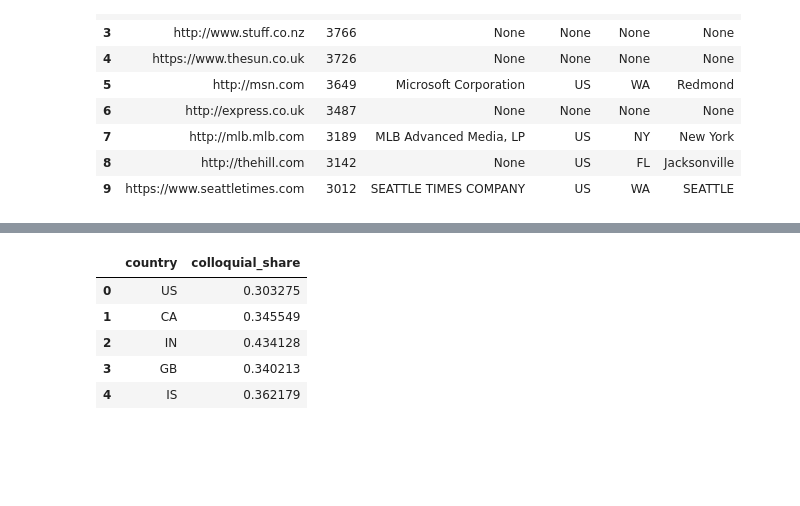
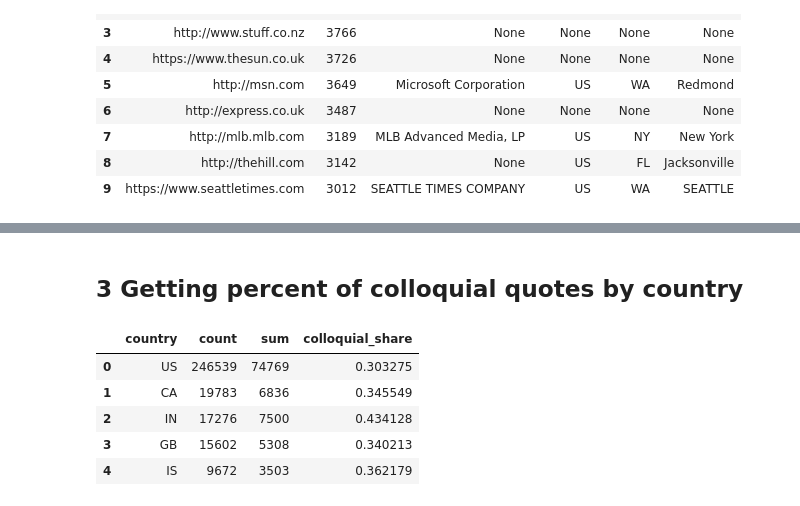
Before and after one commit to epfl-ada/ada-2021-project-adacadabra, a Jupyter notebook: ANALYSIS/Exploratory_stats_webdomains.ipynb, the cells around one changed output, grey strips where cells are left out. Cells and saved outputs as stored; diff of their text form; code cells hidden in the pictures; blank space fills up the shorter version.

```diff
--- a/ANALYSIS/Exploratory_stats_webdomains.ipynb
+++ b/ANALYSIS/Exploratory_stats_webdomains.ipynb
@@ -66,20 +81,20 @@ df_grouped.head()
+# %% [markdown]
+## 3 Getting percent of colloquial quotes by country
 # %%
 df_country_sum= (df[["country","colloquial"]][df["country"].apply(lambda x: isinstance(x, str))]).groupby(["country"])\
 .apply(lambda x : x.sum()).sort_values(["colloquial"], ascending=False)
 del df_country_sum["country"]
 df_country_count= (df[["country","colloquial"]][df["country"].apply(lambda x: isinstance(x, str))]).groupby(["country"])\
 .apply(lambda x : x.count()).sort_values(["colloquial"], ascending=False)
 del df_country_count["country"]
-#df_grouped= df_country_count.join(df_country_sum)
-df_grouped= pd.merge(df_country_count, df_country_sum, left_index=True, right_index=True).reset_index()
-df_grouped["colloquial_share"]= df_grouped["colloquial_y"]/df_grouped["colloquial_x"]
-del df_grouped["colloquial_y"]
-del df_grouped["colloquial_x"]
-df_grouped.head()
+df_grouped_country= pd.merge(df_country_count, df_country_sum, left_index=True, right_index=True).reset_index()
+df_grouped_country["colloquial_share"]= df_grouped_country["colloquial_y"]/df_grouped_country["colloquial_x"]
+df_grouped_country.rename(columns = {"colloquial_x":'count', 'colloquial_y':'sum'}, inplace = True)
+df_grouped_country.head()
 # %% [output]
-|  | country | colloquial_share |
-| 0 | US | 0.303275 |
-| 1 | CA | 0.345549 |
-| 2 | IN | 0.434128 |
-| 3 | GB | 0.340213 |
-| 4 | IS | 0.362179 |
+|  | country | count | sum | colloquial_share |
+| 0 | US | 246539 | 74769 | 0.303275 |
+| 1 | CA | 19783 | 6836 | 0.345549 |
+| 2 | IN | 17276 | 7500 | 0.434128 |
+| 3 | GB | 15602 | 5308 | 0.340213 |
+| 4 | IS | 9672 | 3503 | 0.362179 |
```
Also changed, not shown: parts of 14 cells of this notebook.
